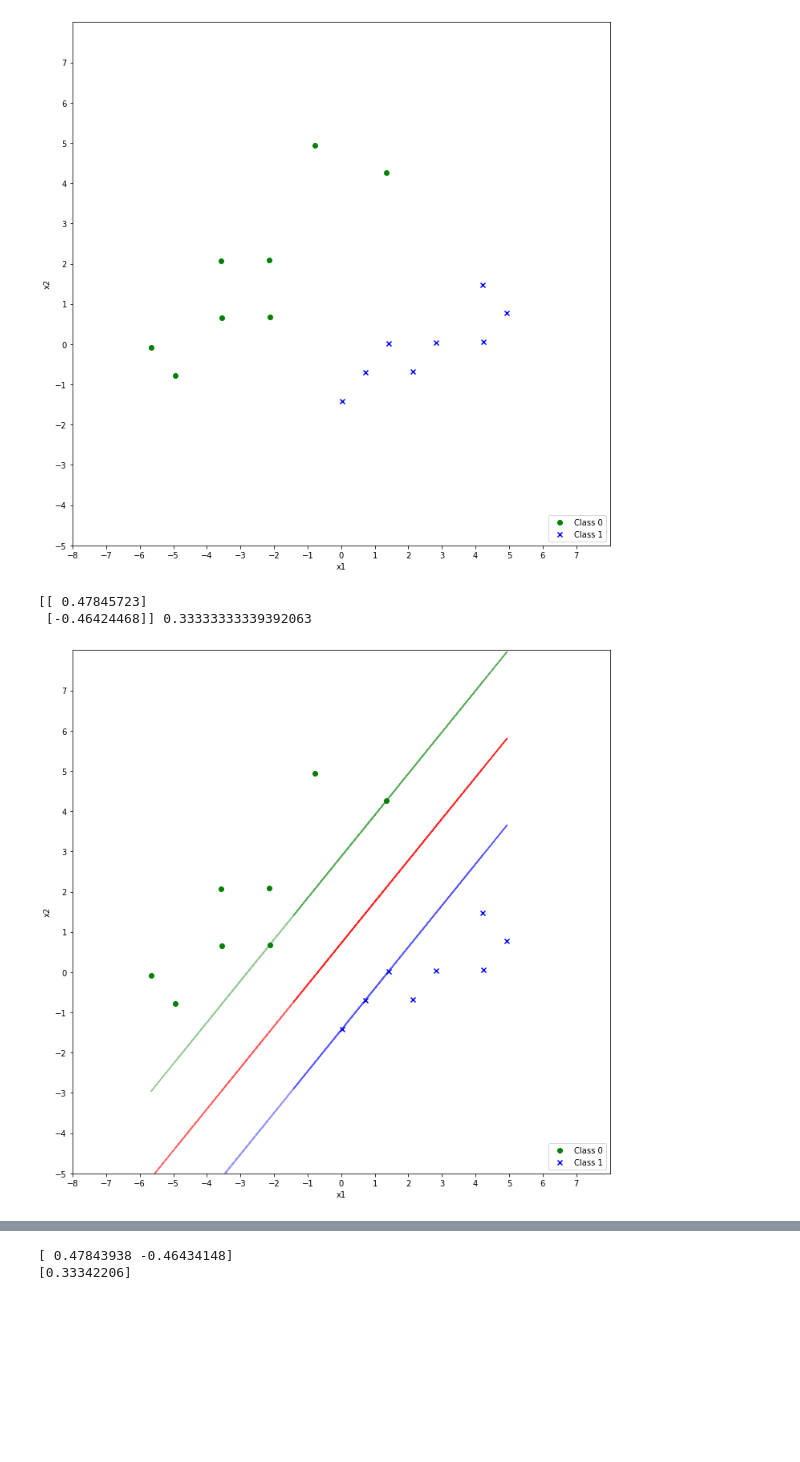
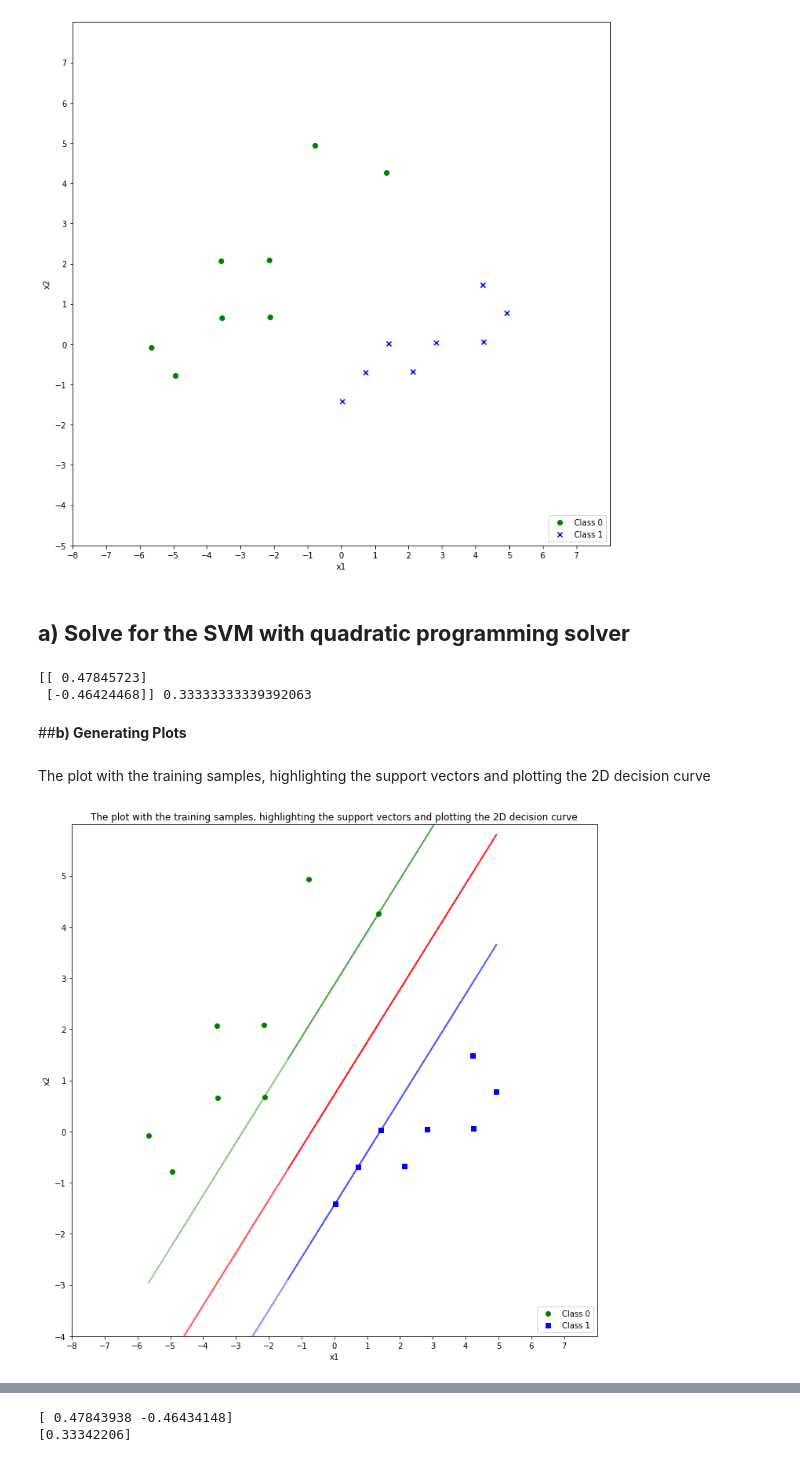
Before and after one commit to melihkurtaran/MachineLearning, a Jupyter notebook: InstanceBasedLearning/InstancebasedLearning.ipynb, the cells around one changed output, grey strips where cells are left out. Cells and saved outputs as stored; diff of their text form; code cells hidden in the pictures; blank space fills up the shorter version.

```diff
--- a/InstanceBasedLearning/InstancebasedLearning.ipynb
+++ b/InstanceBasedLearning/InstancebasedLearning.ipynb
@@ -115,6 +122,8 @@ plt.legend(loc='lower right')
 plt.show()
 # %% [output]
 [figure]
+# %% [markdown]
+## **a) Solve for the SVM with quadratic programming solver**
 # %%
 # N is the number of rows in the data matrix X
 N = X.shape[0]
@@ -151,3 +172,7 @@ print(w.value, w0.value) # w = [1.0, -1.0], w0 = -1.0
+# %% [markdown]
+##**b) Generating Plots**
+# %% [markdown]
+The plot with the training samples, highlighting the support vectors and plotting the 2D decision curve
 # %%
 # Plot
 fig = plt.figure(figsize=(12, 12))
@@ -159,38 +184,41 @@ plt.scatter(class_0[:, 0], class_0[:, 1],
 
 # Scatter plot for class 1
 plt.scatter(class_1[:, 0], class_1[:, 1],
-            marker='x', color='blue',
-            label='Class 1')
+            marker='s', color='blue',
+            label='Class 1',)
 
 # Plot the decision boundary and the margins using the optimized values of w and w0
 plt.plot(X, (-w0.value - (w[0].value*X))/w[1].value , 'r', alpha=0.6)
 
 # Plot the positive margin
 plt.plot(X, (-w0.value - (w[0].value*X)+1)/w[1].value ,'b', alpha=0.4)
 
 # Plot the negative margin
 plt.plot(X, (-w0.value - (w[0].value*X)-1)/w[1].value , 'g', alpha=0.4)
 
 # Set plot limits
 plt.xlim(-8, 8)
-plt.ylim(-5, 8)
+plt.ylim(-4, 6)
 
 # Set axis ticks
 plt.xticks(np.arange(-8, 8, step=1))
-plt.yticks(np.arange(-5, 8, step=1))
+plt.yticks(np.arange(-4, 6, step=1))
 
 # Set axis labels
 plt.xlabel('X-axis')
 plt.ylabel('Y-axis')
 
 # Add labels
 plt.xlabel('x1')
 plt.ylabel('x2')
 
 # Add legend
 plt.legend(loc='lower right')
 
+# Add title
+plt.title("The plot with the training samples, highlighting the support vectors and plotting the 2D decision curve")
+
 # Show plot
 plt.show()
 # %% [output]
-[figure, old version]
+[figure, new version]
```
Also changed, not shown: parts of 15 cells of this notebook.
